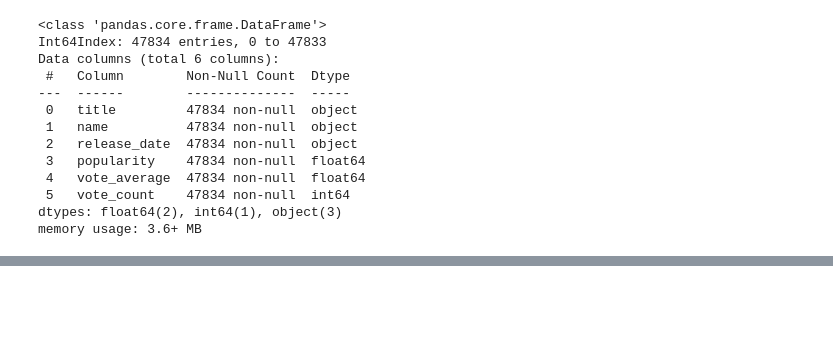
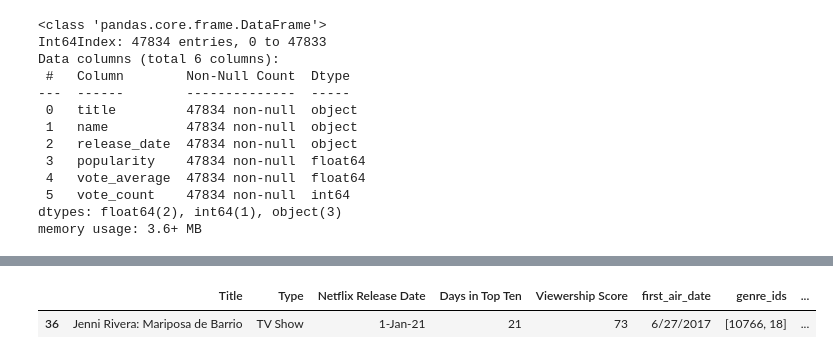
Before and after one commit to zelda4669/movie-data-analysis, a Jupyter notebook: Noelle EDA.ipynb, the cells around one changed output, grey strips where cells are left out. Drawn from its saved outputs; the diff is of its cells as text; code cells hidden in the pictures; blank space fills up the shorter version.

```diff
--- a/Noelle EDA.ipynb
+++ b/Noelle EDA.ipynb
@@ -375,0 +465,5 @@ clean_tmdb.to_csv('TMDB Info With Genre Names.csv', index=False)
+# %%
+netflix_df.at[7, 'Title'] = tmdb_df.at[7, 'name']
+netflix_df.at[25, 'Title'] = tmdb_df.at[25, 'name']
+# %%
+combined_df = netflix_df.merge(tmdb_df, how='inner', left_on='Title', right_on='name')
@@ -375,0 +490,5 @@ clean_tmdb.to_csv('TMDB Info With Genre Names.csv', index=False)
+# %%
+combined_df.loc[combined_df['overview'].isna()]
+# %% [output]
+|  | Title | Type | Netflix Release Date | Days in Top Ten | Viewership Score | first_air_date | genre_ids | ... |
+| 36 | Jenni Rivera: Mariposa de Barrio | TV Show | 1-Jan-21 | 21 | 73 | 6/27/2017 | [10766, 18] | ... |
```
Also changed, not shown: parts of 10 cells of this notebook, 6 other files.
